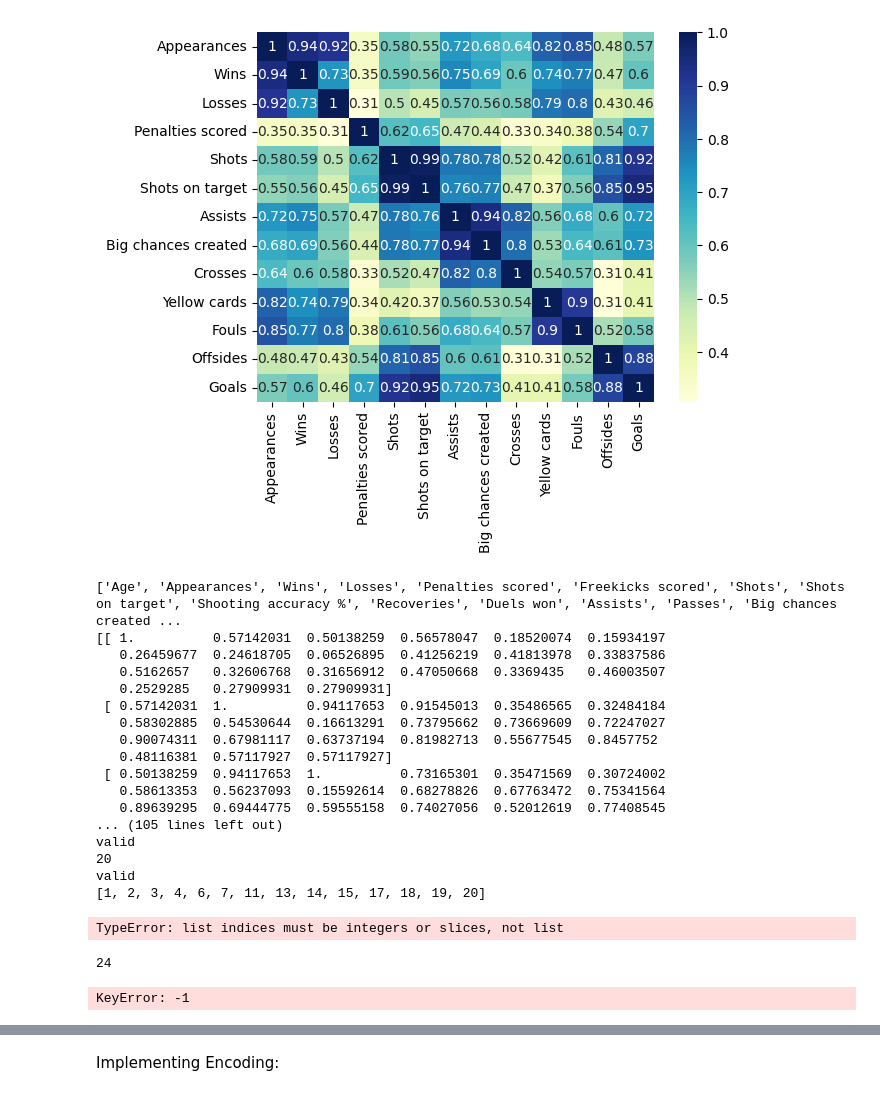
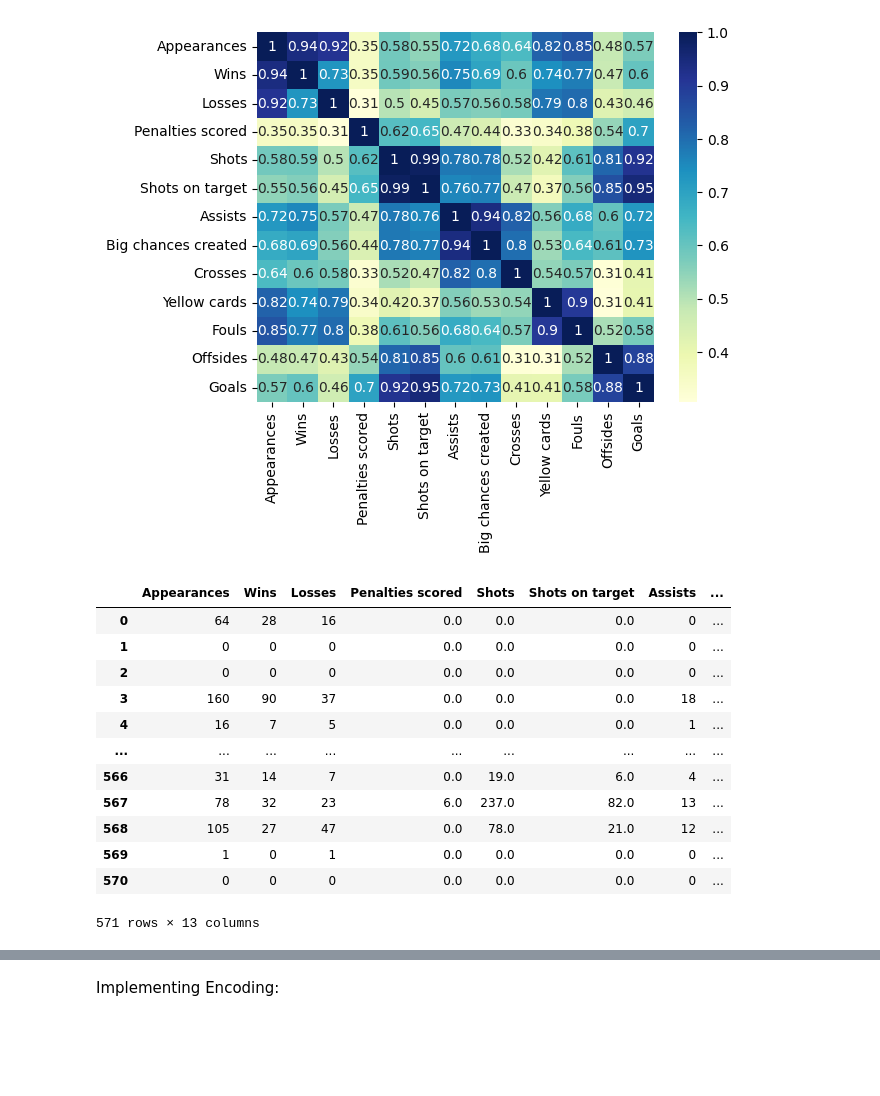
Before and after one commit to devishi-r/Goal-Prediction, a Jupyter notebook: prediction.ipynb, the cells around one changed output, grey strips where cells are left out. Drawn from its saved outputs; the diff is of its cells as text; code cells hidden in the pictures; blank space fills up the shorter version.

```diff
--- a/prediction.ipynb
+++ b/prediction.ipynb
@@ -147,67 +147,21 @@ plt.show()
 # %% [output]
 Selected Columns: ['Appearances', 'Wins', 'Losses', 'Penalties scored', 'Shots', 'Shots on target', 'Assists', 'Big chances created', 'Crosses', 'Yellow cards', 'Fouls', 'Offsides', 'Goals']
 [figure]
-# %%
-selected_columns = list(df.columns) + ["Goals"]
-print(selected_columns)
-
-# Select the subset of columns and compute the correlation matrix
-selected_data = df[selected_columns]
-cormat = np.corrcoef(selected_data, rowvar=False)
-print(cormat)
-
-selected_columns_2=[]
-
-for i in range(len(cormat)):
-    print(i)
-    if (cormat[i][len(cormat)-1]>0.4):
-        print('valid')
-        selected_columns_2.append(i)
-print(selected_columns_2)
-
-df=df.values.tolist()
-
-selected_data = df[selected_columns_2]
-cormat = np.corrcoef(selected_data, rowvar=False)
-print(cormat)
-
-# Plot the heatmap using the correlation matrix
-sns.heatmap(cormat, annot=True, cmap='YlGnBu', xticklabels=selected_columns, yticklabels=selected_columns)
-plt.show()
-# %% [output]
-['Age', 'Appearances', 'Wins', 'Losses', 'Penalties scored', 'Freekicks scored', 'Shots', 'Shots on target', 'Shooting accuracy %', 'Recoveries', 'Duels won', 'Assists', 'Passes', 'Big chances created ...
-[[ 1.          0.57142031  0.50138259  0.56578047  0.18520074  0.15934197
-   0.26459677  0.24618705  0.06526895  0.41256219  0.41813978  0.33837586
-   0.5162657   0.32606768  0.31656912  0.47050668  0.3369435   0.46003507
-   0.2529285   0.27909931  0.27909931]
- [ 0.57142031  1.          0.94117653  0.91545013  0.35486565  0.32484184
-   0.58302885  0.54530644  0.16613291  0.73795662  0.73669609  0.72247027
-   0.90074311  0.67981117  0.63737194  0.81982713  0.55677545  0.8457752
-   0.48116381  0.57117927  0.57117927]
- [ 0.50138259  0.94117653  1.          0.73165301  0.35471569  0.30724002
-   0.58613353  0.56237093  0.15592614  0.68278826  0.67763472  0.75341564
-   0.89639295  0.69444775  0.59555158  0.74027056  0.52012619  0.77408545
-... (105 lines left out)
-valid
-20
-valid
-[1, 2, 3, 4, 6, 7, 11, 13, 14, 15, 17, 18, 19, 20]
-TypeError: list indices must be integers or slices, not list
-# %%
-selected_columns = [] #List of columns to be shown on heatmap
-
-selected_columns = df.columns.tolist()
-
-print(len(selected_columns))
-
-disp_data1 = pd.concat(df[selected_columns[:12]], df[-1])
-print(disp_data1)
-
-selected_data = df[selected_columns]
-cormat = np.corrcoef(selected_data, rowvar=False)
-sns.heatmap(cormat, annot=True, cmap='YlGnBu', xticklabels=selected_data, yticklabels=selected_data)
-plt.show()
-# %% [output]
-24
-KeyError: -1
+# %%
+df = pd.DataFrame(df[selected_columns])
+df #cropped dataframe to consequential columns
+# %% [output]
+|  | Appearances | Wins | Losses | Penalties scored | Shots | Shots on target | Assists | ... |
+| 0 | 64 | 28 | 16 | 0.0 | 0.0 | 0.0 | 0 | ... |
+| 1 | 0 | 0 | 0 | 0.0 | 0.0 | 0.0 | 0 | ... |
+| 2 | 0 | 0 | 0 | 0.0 | 0.0 | 0.0 | 0 | ... |
+| 3 | 160 | 90 | 37 | 0.0 | 0.0 | 0.0 | 18 | ... |
+| 4 | 16 | 7 | 5 | 0.0 | 0.0 | 0.0 | 1 | ... |
+| ... | ... | ... | ... | ... | ... | ... | ... | ... |
+| 566 | 31 | 14 | 7 | 0.0 | 19.0 | 6.0 | 4 | ... |
+| 567 | 78 | 32 | 23 | 6.0 | 237.0 | 82.0 | 13 | ... |
+| 568 | 105 | 27 | 47 | 0.0 | 78.0 | 21.0 | 12 | ... |
+| 569 | 1 | 0 | 1 | 0.0 | 0.0 | 0.0 | 0 | ... |
+| 570 | 0 | 0 | 0 | 0.0 | 0.0 | 0.0 | 0 | ... |
+571 rows × 13 columns
 # %%
```
Also changed, not shown: parts of 12 cells of this notebook.
